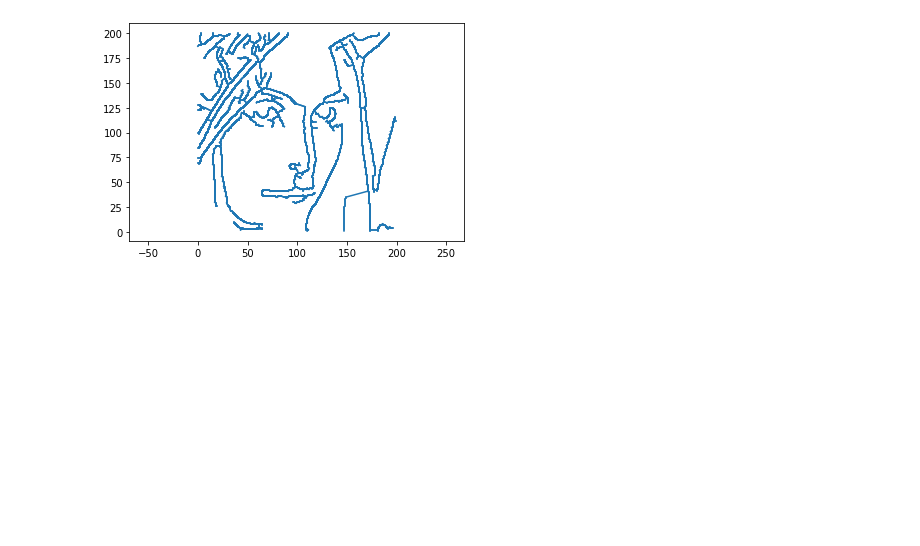
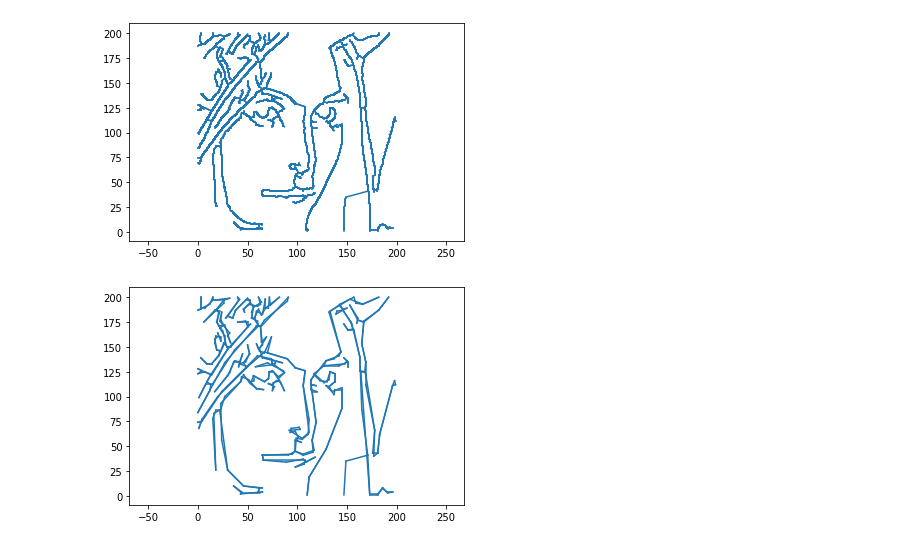
Before and after one commit to toytag/oneStroke, a Jupyter notebook: oneStroke.ipynb, the cells around one changed output. Cells and saved outputs as stored; diff of their text form; code cells hidden in the pictures; blank space fills up the shorter version.

```diff
--- a/oneStroke.ipynb
+++ b/oneStroke.ipynb
@@ -79,6 +79,7 @@ for i in range(len(path)-1):
         curVertex = predecessors[curVertex]
         fp.append(curVertex)
 fp.append(path[-1])
+fp = np.array(fp)
 # %%
 edges = np.argwhere(adjMatMst.toarray()>0)
 print(sum([np.linalg.norm(edge_points[e[0]]-edge_points[e[1]]) for e in edges]))
@@ -116,0 +118,26 @@ plt.show()
+# %%
+# 我的天。。。居然就行了。。。
+def RamerDouglasPeucker(path, epsilon=2):
+    start = 0
+    end = len(path) - 1
+    vec1 = edge_points[path[end]] - edge_points[path[start]]
+    vecs = edge_points[path] - edge_points[path[start]]
+    proj = vec1.reshape(-1,1) @ vec1.reshape(1,-1) / np.linalg.norm(vec1) ** 2
+    errVec = (np.eye(2) - proj) @ vecs.T
+    errNorm = np.linalg.norm(errVec.T, axis=1)
+    imax = np.argmax(errNorm)
+    dmax = errNorm[imax]
+    if dmax >= epsilon:
+        return np.vstack((RamerDouglasPeucker(path[start:imax+1]), RamerDouglasPeucker(path[imax:end+1])))
+    else:
+        return path[np.array([start, end])]
+# %%
+edges = RamerDouglasPeucker(fp)
+# %%
+plt.axis('equal')
+plt.plot(x[edges.T], y[edges.T], c='tab:blue')
+# for i, txt in enumerate(range(len(x))):
+#     plt.annotate(txt, (x[i], y[i]))
+plt.show()
+# %% [output]
+[figure, added]
```
Also changed, not shown: parts of 3 cells of this notebook.
